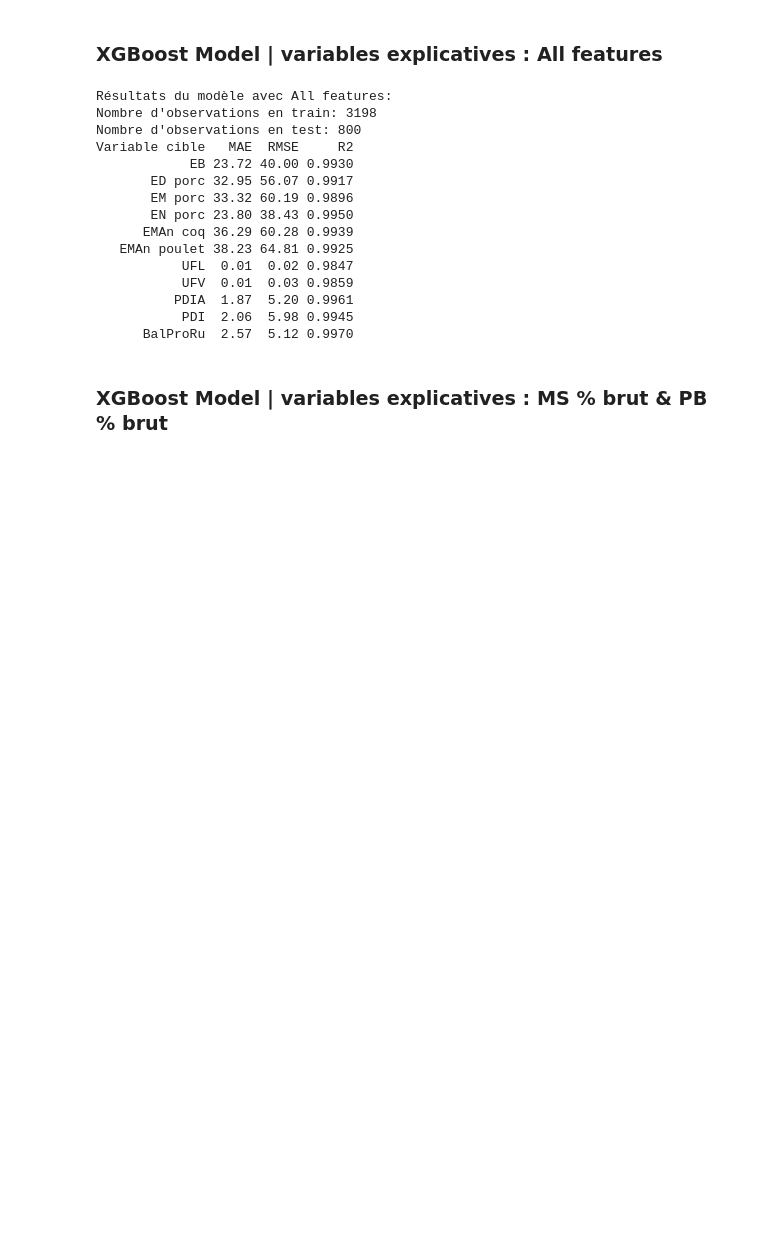
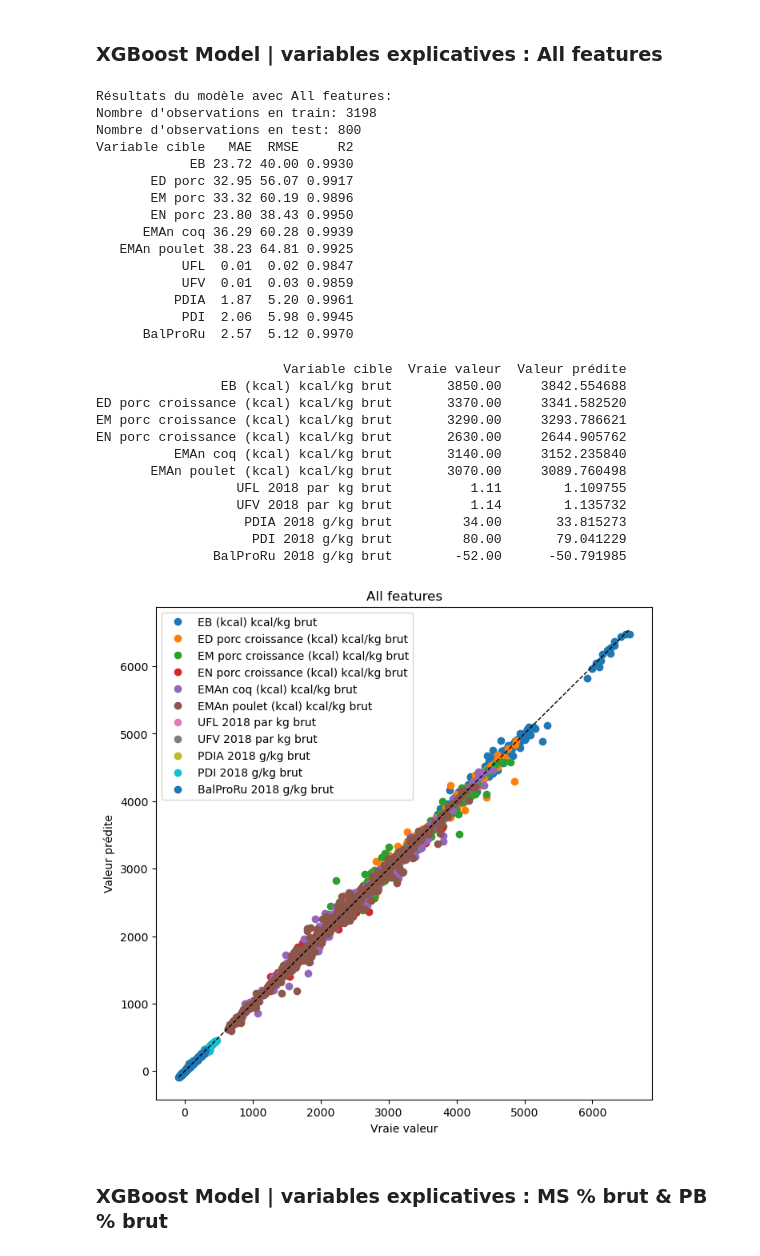
Before and after one commit to PJGouze/projet_fil_rouge, a Jupyter notebook: Regressor_Deux/test_preliminaire.ipynb, the cells around one changed output. Saved outputs shown, nothing was run; the diff lists cells and outputs as text; code cells hidden in the pictures; blank space fills up the shorter version.

Commit message:
add pred vs real

```diff
--- a/Regressor_Deux/test_preliminaire.ipynb
+++ b/Regressor_Deux/test_preliminaire.ipynb
@@ -202,6 +202,7 @@ def train_xgboost_models(X_train, X_test, y_train, y_test, target_cols,
         DataFrame avec les métriques (MAE, RMSE, R2)
     """
     resultats = []
+    models = {}
 
     for target in target_cols:
         model = xgb.XGBRegressor(random_state=random_state)
@@ -219,8 +220,9 @@ def train_xgboost_models(X_train, X_test, y_train, y_test, target_cols,
             'RMSE': round(rmse, 2),
             'R2': round(r2, 4)
         })
+        models[target] = model
 
-    return pd.DataFrame(resultats)
+    return pd.DataFrame(resultats), models
 
 
 def display_hidden_products(classe_test, nom_test):
@@ -237,6 +239,40 @@ def display_hidden_products(classe_test, nom_test):
     })
     print("Produits de test (cachés à l'entraînement):")
     print(test_products.drop_duplicates().to_string(index=False))
+
+def plot_pred_vs_true(models, X_test, y_test, vars_cibles, title=None, n=0):
+    """
+    Affiche un tableau et un graphique des valeurs prédites vs vraies pour une variable cible.
+
+    Args:
+        model: Modèle entraîné (ex: XGBRegressor)
+        X_test: DataFrame des features de test
+        y_test: DataFrame ou Series des vraies valeurs de test
+        target: Nom de la variable cible (str)
+        title: Titre du graphique (str, optionnel)
+        n: Nombre de lignes à afficher dans le tableau (int)
+    """
+    idx = y_test.index[n]
+    tab = []
+    for target in vars_cibles:
+        vraie = y_test.loc[idx, target]
+        pred = models[target].predict(X_test.loc[[idx]])[0]
+        tab.append([target, vraie, pred])
+    df_exemple = pd.DataFrame(tab, columns=["Variable cible", "Vraie valeur", "Valeur prédite"])
+    print(df_exemple.to_string(index=False))
+
+    plt.figure(figsize=(8, 8))
+    for target in vars_cibles:
+        y_true = y_test[target]
+        y_pred = models[target].predict(X_test)
+        plt.plot(y_true, y_pred, 'o', label=target)
+    plt.plot([y_test.min().min(), y_test.max().max()],
+             [y_test.min().min(), y_test.max().max()], 'k--', lw=1)
+    plt.xlabel("Vraie valeur")
+    plt.ylabel("Valeur prédite")
+    plt.title(title or "Valeurs prédites vs vraies (toutes cibles)")
+    plt.legend()
+    plt.show()
 # %% [markdown]
 ### XGBoost Model | variables explicatives : All features
 # %%
@@ -246,7 +282,7 @@ X_train_all, X_test_all, y_train_all, y_test_all = prepare_data_random_split(
 )
 
 # Entraînement des modèles et calcul des métriques
-resultats_all_df = train_xgboost_models(
+resultats_all_df, models_all = train_xgboost_models(
     X_train_all, X_test_all, y_train_all, y_test_all,
     vars_cibles, noms_simplifies, random_state=42
 )
@@ -271,6 +307,22 @@ Variable cible   MAE  RMSE     R2
           PDIA  1.87  5.20 0.9961
            PDI  2.06  5.98 0.9945
       BalProRu  2.57  5.12 0.9970
+# %%
+plot_pred_vs_true(models_all, X_test_all, y_test_all, vars_cibles, title="All features", n=0)
+# %% [output]
+                        Variable cible  Vraie valeur  Valeur prédite
+                EB (kcal) kcal/kg brut       3850.00     3842.554688
+ED porc croissance (kcal) kcal/kg brut       3370.00     3341.582520
+EM porc croissance (kcal) kcal/kg brut       3290.00     3293.786621
+EN porc croissance (kcal) kcal/kg brut       2630.00     2644.905762
+          EMAn coq (kcal) kcal/kg brut       3140.00     3152.235840
+       EMAn poulet (kcal) kcal/kg brut       3070.00     3089.760498
+                  UFL 2018 par kg brut          1.11        1.109755
+                  UFV 2018 par kg brut          1.14        1.135732
+                   PDIA 2018 g/kg brut         34.00       33.815273
+                    PDI 2018 g/kg brut         80.00       79.041229
+               BalProRu 2018 g/kg brut        -52.00      -50.791985
+[figure, added]
 # %% [markdown]
 ### XGBoost Model | variables explicatives : MS % brut & PB % brut
 # %%
```
Also changed, not shown: parts of 12 cells of this notebook.
